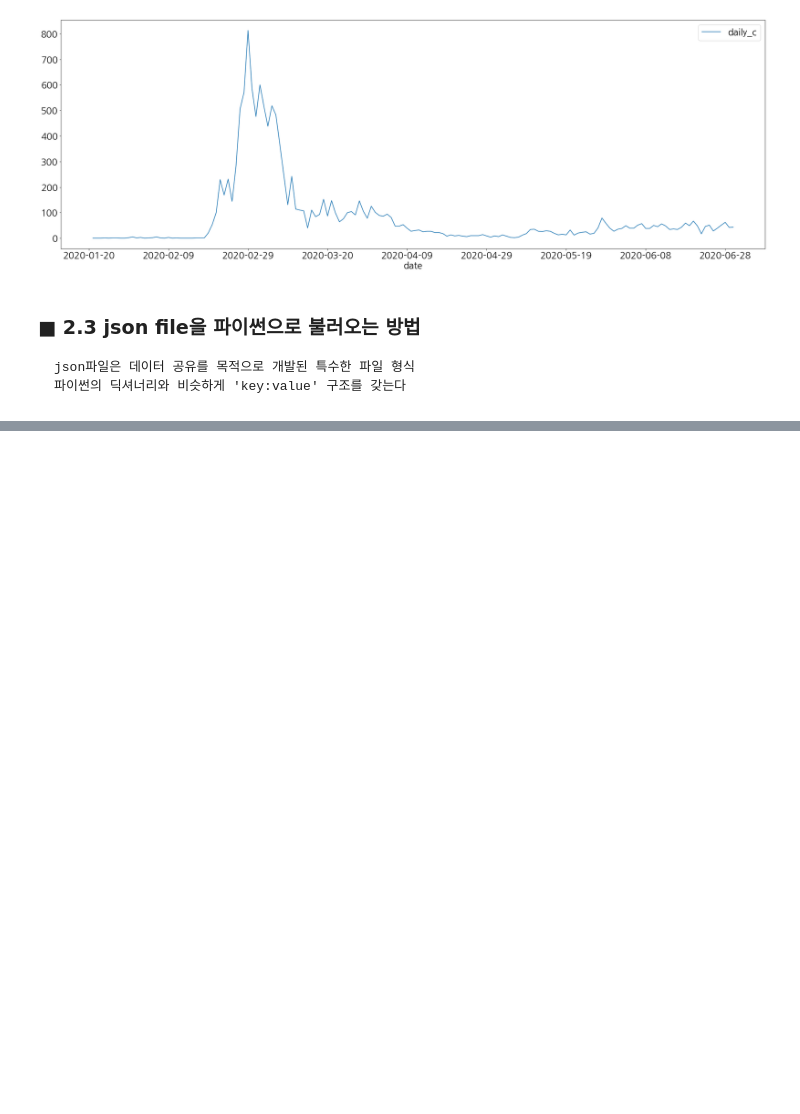
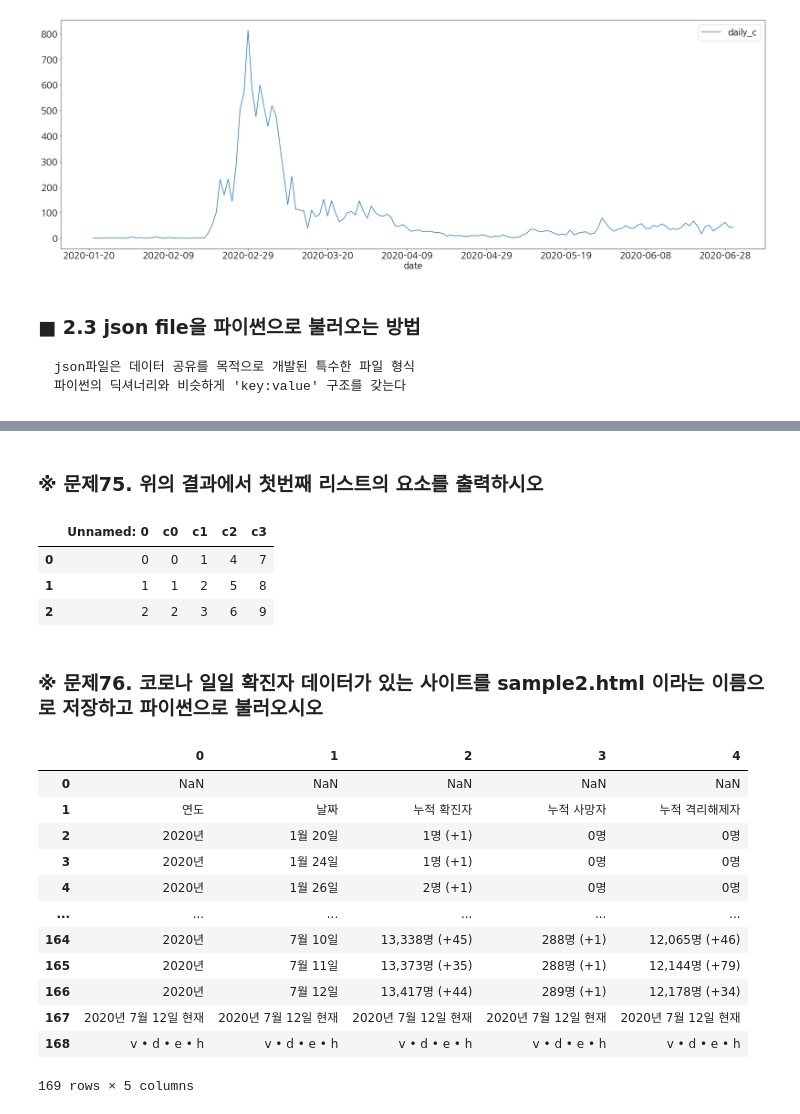
Before and after one commit to Adrian123K/pandas_ml, a Jupyter notebook: 03-1. Pandas DA (200713).ipynb, the cells around one changed output, grey strips where cells are left out. Saved outputs shown, nothing was run; the diff lists cells and outputs as text; code cells hidden in the pictures; blank space fills up the shorter version.

```diff
--- a/03-1. Pandas DA (200713).ipynb
+++ b/03-1. Pandas DA (200713).ipynb
@@ -304,0 +345,33 @@ ValueError: Expected object or value
+# %% [markdown]
+### ※ 문제75. 위의 결과에서 첫번째 리스트의 요소를 출력하시오
+# %%
+import pandas as pd
+url = 'prac/sample.html'
+tables = pd.read_html(url)
+tables[0]
+# %% [output]
+|  | Unnamed: 0 | c0 | c1 | c2 | c3 |
+| 0 | 0 | 0 | 1 | 4 | 7 |
+| 1 | 1 | 1 | 2 | 5 | 8 |
+| 2 | 2 | 2 | 3 | 6 | 9 |
+# %% [markdown]
+### ※ 문제76. 코로나 일일 확진자 데이터가 있는 사이트를 sample2.html 이라는 이름으로 저장하고 파이썬으로 불러오시오
+# %%
+import pandas as pd
+url = 'sample2.html'
+tables = pd.read_html(url)
+tables[5]
+# %% [output]
+|  | 0 | 1 | 2 | 3 | 4 |
+| 0 | NaN | NaN | NaN | NaN | NaN |
+| 1 | 연도 | 날짜 | 누적 확진자 | 누적 사망자 | 누적 격리해제자 |
+| 2 | 2020년 | 1월 20일 | 1명 (+1) | 0명 | 0명 |
+| 3 | 2020년 | 1월 24일 | 1명 (+1) | 0명 | 0명 |
+| 4 | 2020년 | 1월 26일 | 2명 (+1) | 0명 | 0명 |
+| ... | ... | ... | ... | ... | ... |
+| 164 | 2020년 | 7월 10일 | 13,338명 (+45) | 288명 (+1) | 12,065명 (+46) |
+| 165 | 2020년 | 7월 11일 | 13,373명 (+35) | 288명 (+1) | 12,144명 (+79) |
+| 166 | 2020년 | 7월 12일 | 13,417명 (+44) | 289명 (+1) | 12,178명 (+34) |
+| 167 | 2020년 7월 12일 현재 | 2020년 7월 12일 현재 | 2020년 7월 12일 현재 | 2020년 7월 12일 현재 | 2020년 7월 12일 현재 |
+| 168 | v • d • e • h | v • d • e • h | v • d • e • h | v • d • e • h | v • d • e • h |
+169 rows × 5 columns
```
Also changed, not shown: parts of 11 cells of this notebook, 36 other files.
